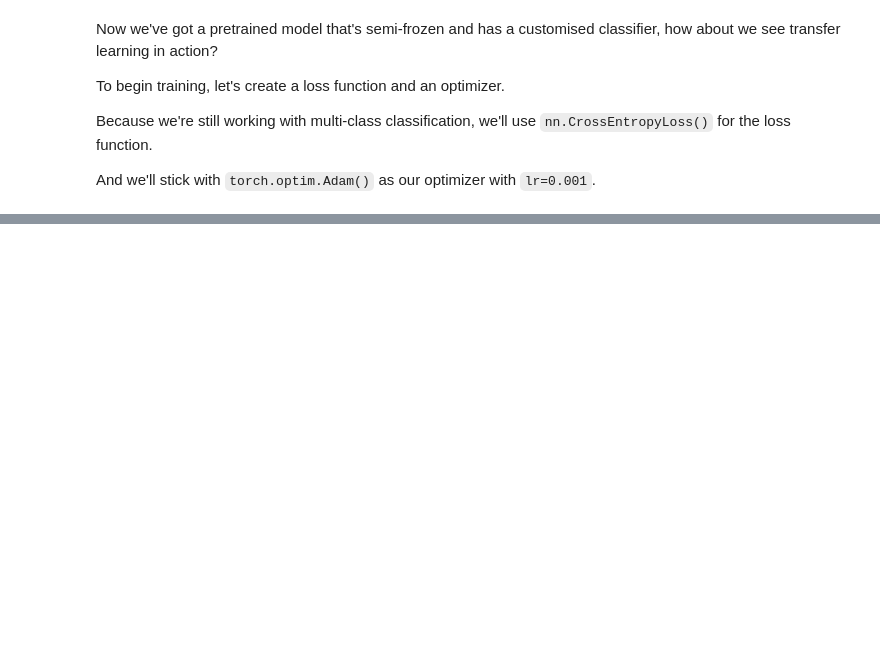
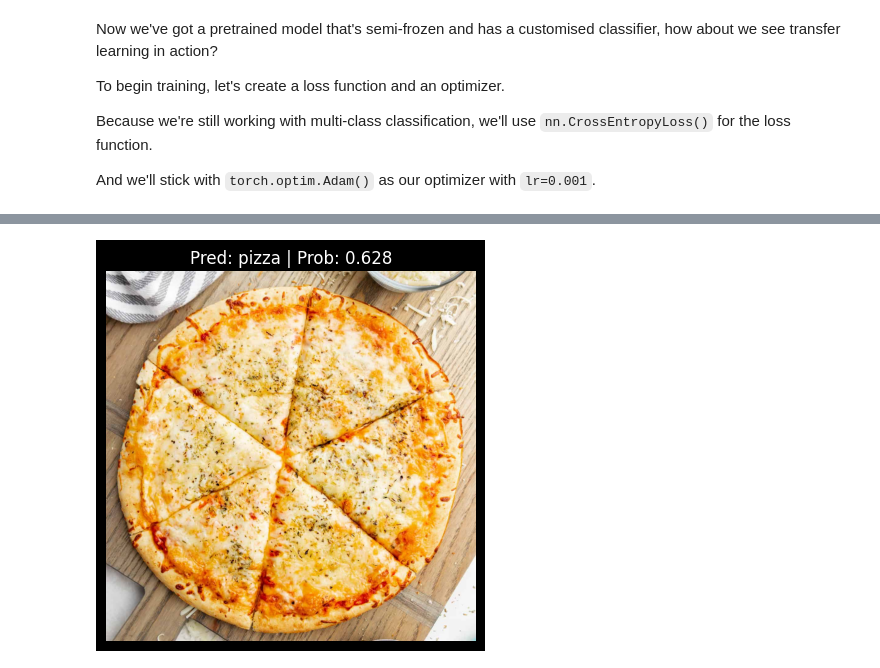
Before and after one commit to Harsh-Prajapati54/PyTorch-Learning-Journey, a Jupyter notebook: 05_Transfer_Learning.ipynb, the cells around one changed output, grey strips where cells are left out. Cells and saved outputs as stored; diff of their text form; code cells hidden in the pictures; blank space fills up the shorter version.

```diff
--- a/05_Transfer_Learning.ipynb
+++ b/05_Transfer_Learning.ipynb
@@ -476,0 +561,8 @@ print(f"[INFO] Total training time: {end_time-start_time:.3f} seconds")
+# %%
+custom_image_path = "Custom_datas/test_pizza2.jpg"
+
+pred_and_plot_image(model=model,
+                    image_path=custom_image_path,
+                    class_names=class_names)
+# %% [output]
+[figure, added]
```
Also changed, not shown: parts of 6 cells of this notebook, 1 other file.
